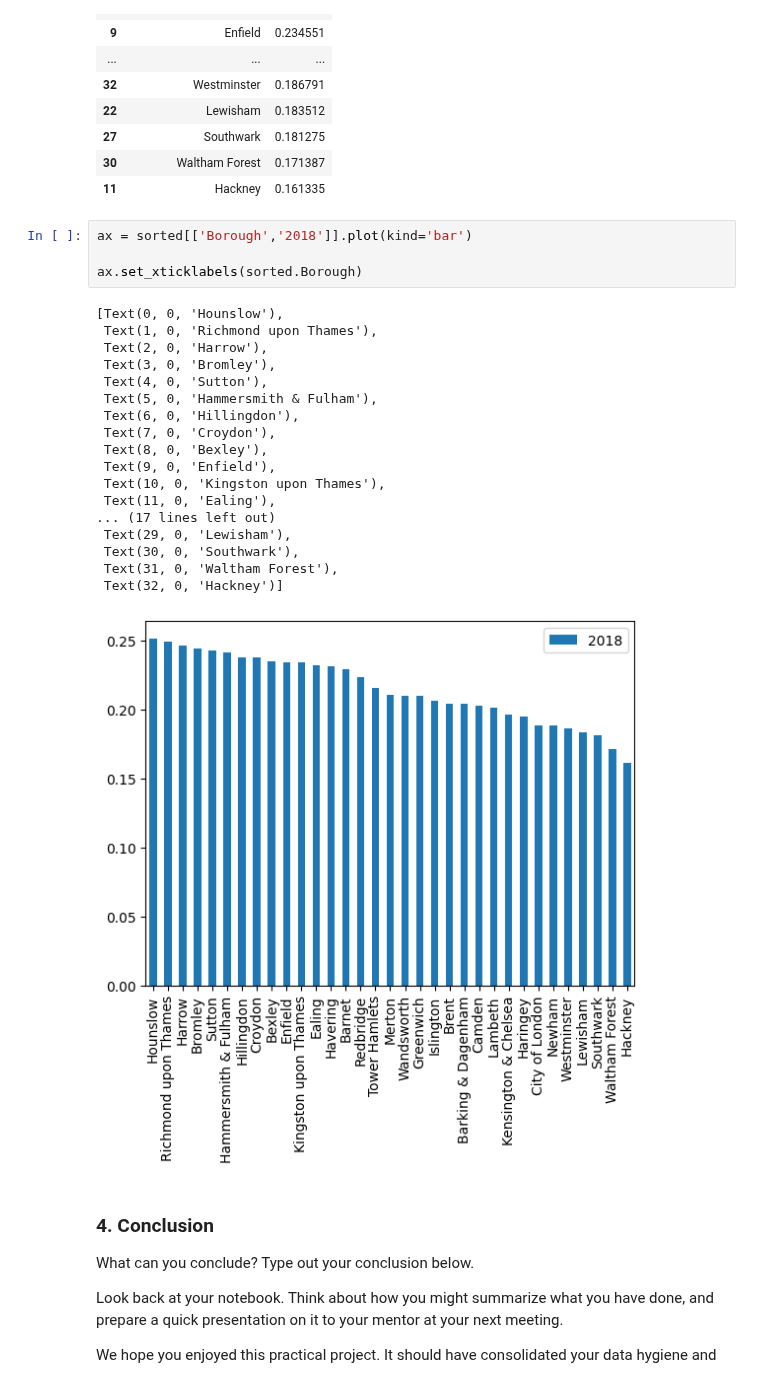
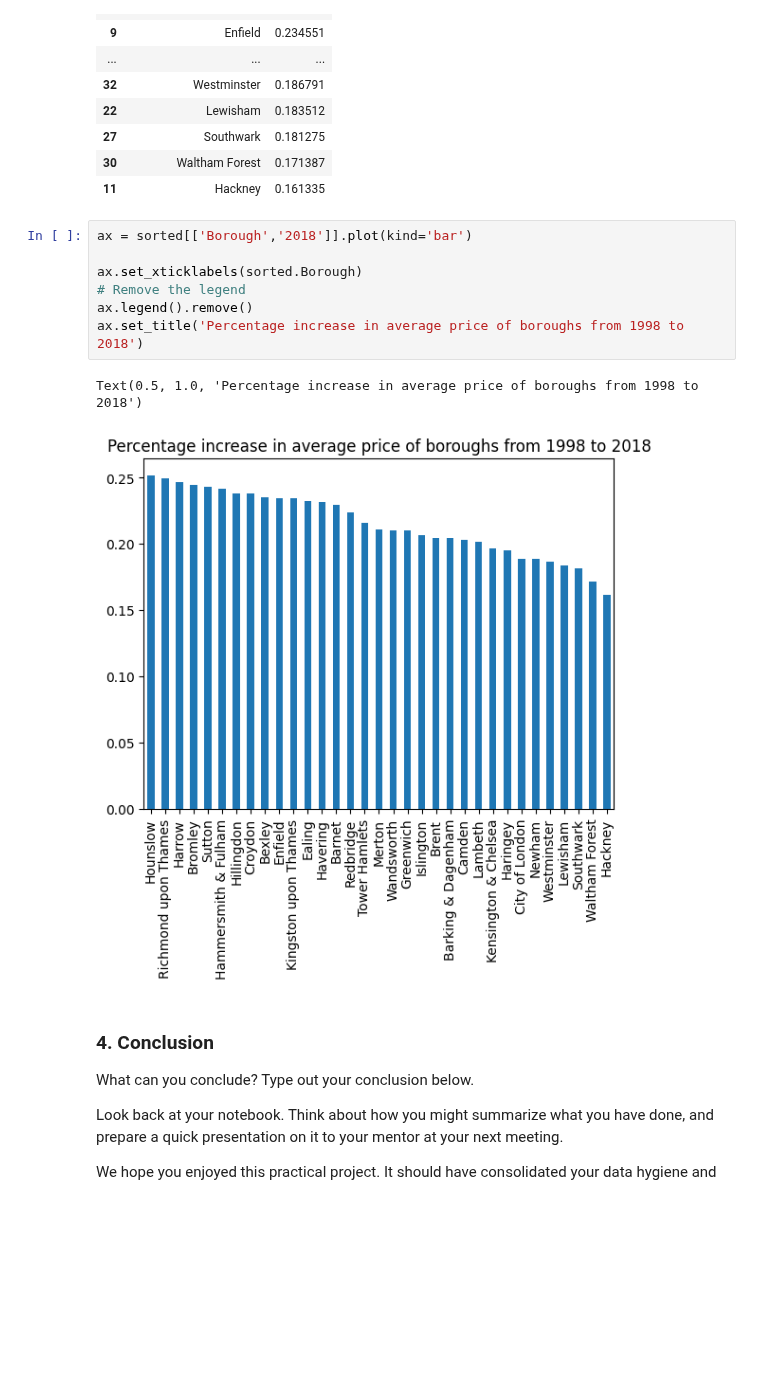
Before and after one commit to akshatha1017/Springboard, a Jupyter notebook: Unit_4_Challenge_Tier_3.ipynb, the cells around one changed output. Cells and saved outputs as stored; diff of their text form; blank space fills up the shorter version.

Commit message:
Here is my second commit of the London Borough project. Created my visualizations and did more analysis

```diff
--- a/Unit_4_Challenge_Tier_3.ipynb
+++ b/Unit_4_Challenge_Tier_3.ipynb
@@ -541,26 +618,13 @@ sorted
 # %%
 ax = sorted[['Borough','2018']].plot(kind='bar')
 
 ax.set_xticklabels(sorted.Borough)
+# Remove the legend
+ax.legend().remove()
+ax.set_title('Percentage increase in average price of boroughs from 1998 to 2018')
 # %% [output]
-[Text(0, 0, 'Hounslow'),
- Text(1, 0, 'Richmond upon Thames'),
- Text(2, 0, 'Harrow'),
- Text(3, 0, 'Bromley'),
- Text(4, 0, 'Sutton'),
- Text(5, 0, 'Hammersmith & Fulham'),
- Text(6, 0, 'Hillingdon'),
- Text(7, 0, 'Croydon'),
- Text(8, 0, 'Bexley'),
- Text(9, 0, 'Enfield'),
- Text(10, 0, 'Kingston upon Thames'),
- Text(11, 0, 'Ealing'),
-... (17 lines left out)
- Text(29, 0, 'Lewisham'),
- Text(30, 0, 'Southwark'),
- Text(31, 0, 'Waltham Forest'),
- Text(32, 0, 'Hackney')]
+Text(0.5, 1.0, 'Percentage increase in average price of boroughs from 1998 to 2018')
-[figure, old version]
+[figure, new version]
 # %% [markdown]
 ### 4. Conclusion
 What can you conclude? Type out your conclusion below.
```
Also changed, not shown: parts of 5 cells of this notebook, 1 other file.
